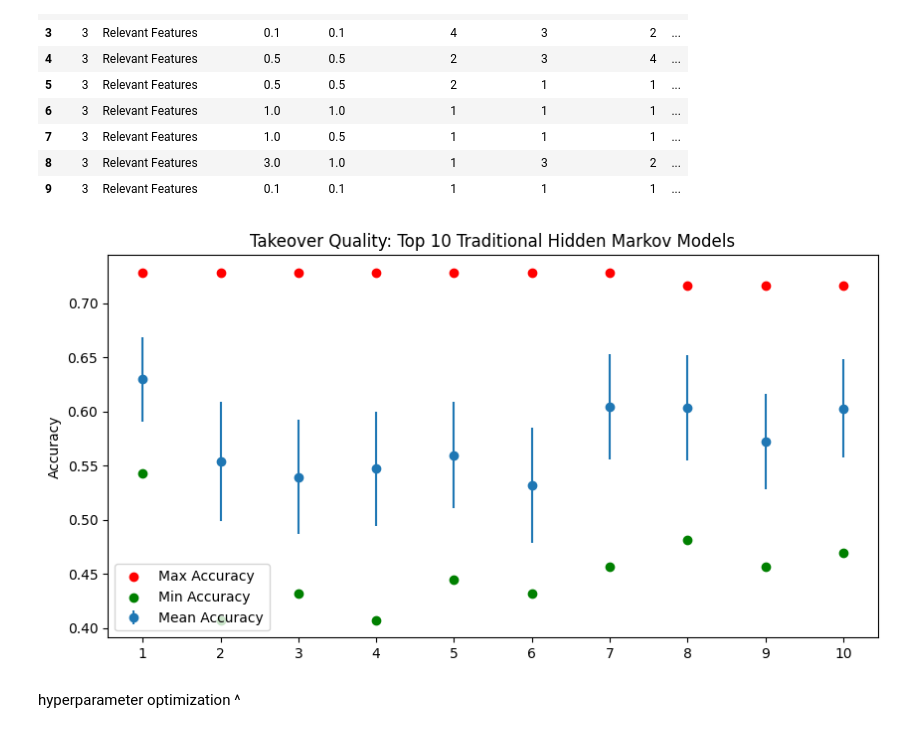
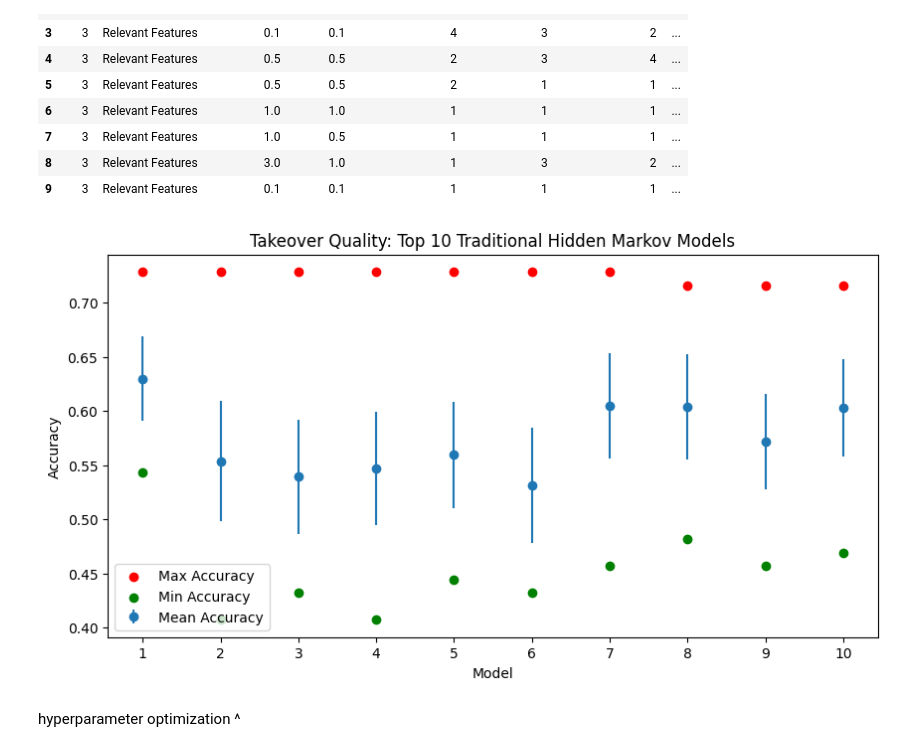
Before and after one commit to Joelmillr/AV-TO-Through-the-Lens-of-Driver-Physiological-Signals, a Jupyter notebook: Results Analysis/THMM - TOT Results.ipynb, the cells around one changed output. Cells and saved outputs as stored; diff of their text form; code cells hidden in the pictures.

```diff
--- a/Results Analysis/THMM - TOT Results.ipynb
+++ b/Results Analysis/THMM - TOT Results.ipynb
@@ -45,23 +45,24 @@ top_10.to_csv("thmm-tot-top-10.csv", index=False)
 # %%
 # Plot mean accuracy, std deviation, and max accuracy for the top 10 models
 std = top_10["Standard Deviation"]
 mean = top_10["Mean Accuracy"]
 max_acc = top_10["Max Accuracy"]
 min_acc = top_10["Min Accuracy"]
 model = top_10.index + 1
 
 plt.figure(figsize=(10, 5))
 plt.errorbar(model, mean, yerr=std, fmt='o', label="Mean Accuracy")
 plt.scatter(model, max_acc, color='red', label="Max Accuracy")
 plt.scatter(model, min_acc, color='green', label="Min Accuracy")
 plt.xticks(model)
 plt.xlabel("")
 plt.ylabel("Accuracy")
+plt.xlabel("Model")
 plt.title("Takeover Quality: Top 10 Traditional Hidden Markov Models")
 plt.legend()
 plt.show()
 # %% [output]
-[figure, old version]
+[figure, new version]
 # %% [markdown]
 hyperparameter optimization ^
 # %%
```
Also changed, not shown: 5 other files.
